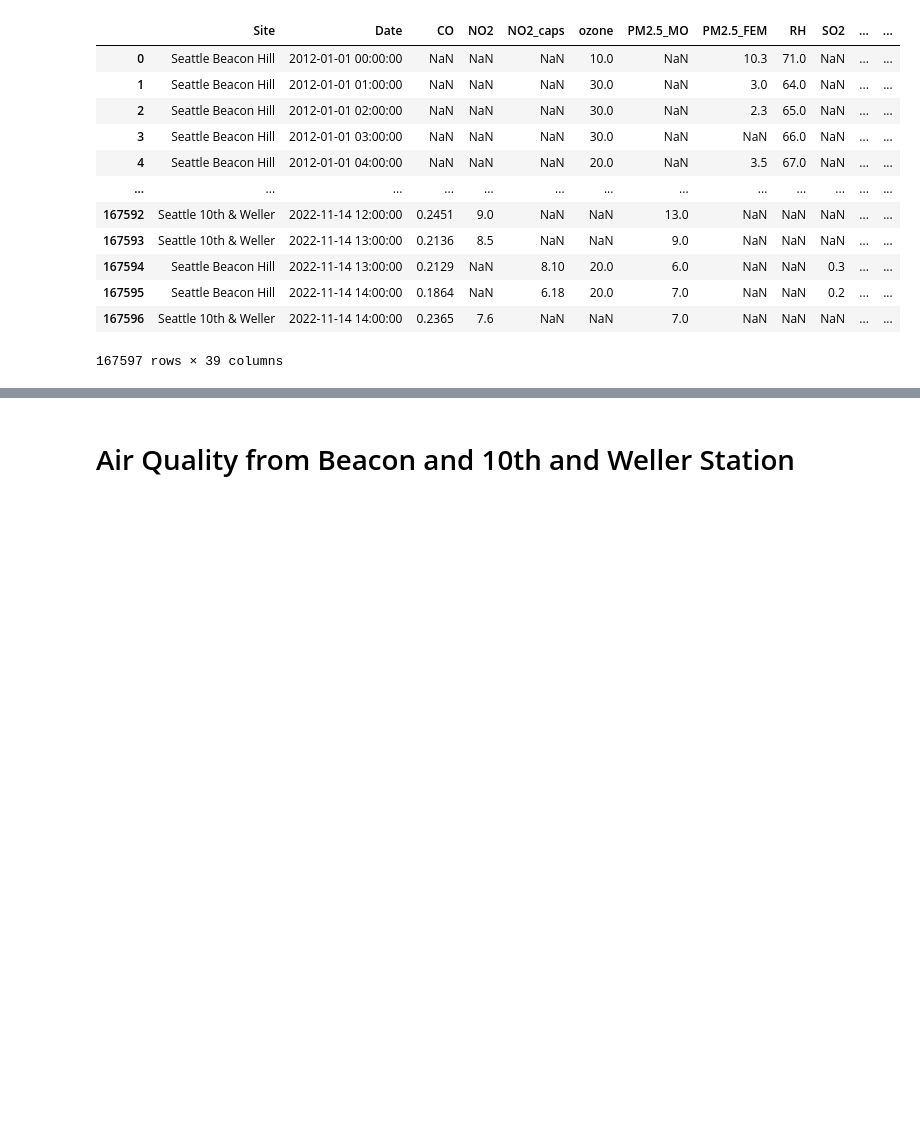
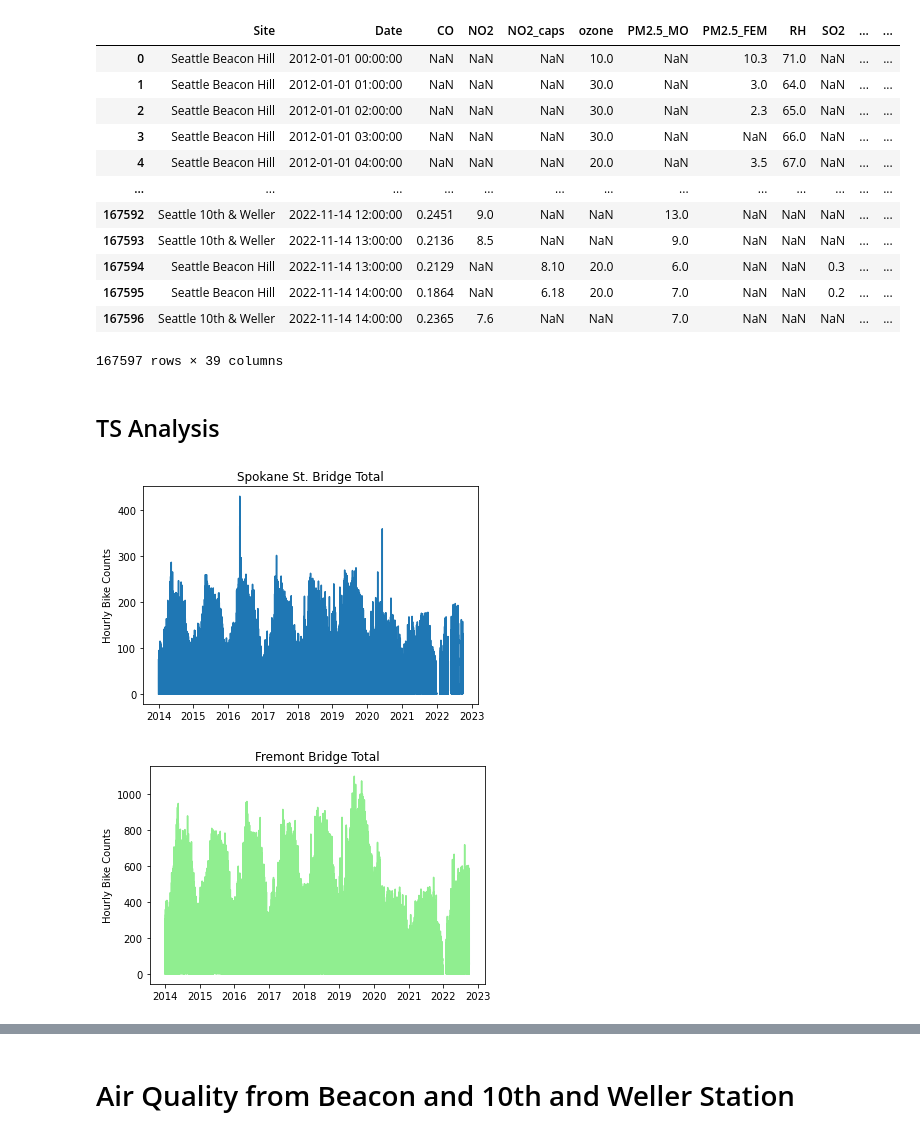
Before and after one commit to aworthyperson/Bike_Counters_Air_Quality, a Jupyter notebook: Bike_and_AQ_import_python.ipynb, the cells around one changed output, grey strips where cells are left out. Saved outputs shown, nothing was run; the diff lists cells and outputs as text; code cells hidden in the pictures; blank space fills up the shorter version.

```diff
--- a/Bike_and_AQ_import_python.ipynb
+++ b/Bike_and_AQ_import_python.ipynb
@@ -920,3 +920,18 @@ df3
 | 167595 | Seattle Beacon Hill | 2022-11-14 14:00:00 | 0.1864 | NaN | 6.18 | 20.0 | 7.0 | NaN | NaN | 0.2 | ... | ... |
 | 167596 | Seattle 10th & Weller | 2022-11-14 14:00:00 | 0.2365 | 7.6 | NaN | NaN | 7.0 | NaN | NaN | NaN | ... | ... |
 167597 rows × 39 columns
+# %% [markdown]
+## TS Analysis
+# %%
+plt.plot(df3.Date, df3['Spokane St. Bridge Total'])
+plt.title('Spokane St. Bridge Total')
+plt.ylabel('Hourly Bike Counts');
+plt.show()
+
+plt.plot(df3.Date, df3['Fremont Bridge Total'], 'lightgreen')
+plt.title('Fremont Bridge Total')
+plt.ylabel('Hourly Bike Counts');
+plt.show()
+# %% [output]
+[figure, added]
+[figure, added]
```
Also changed, not shown: parts of 5 cells of this notebook, 4 other files.
